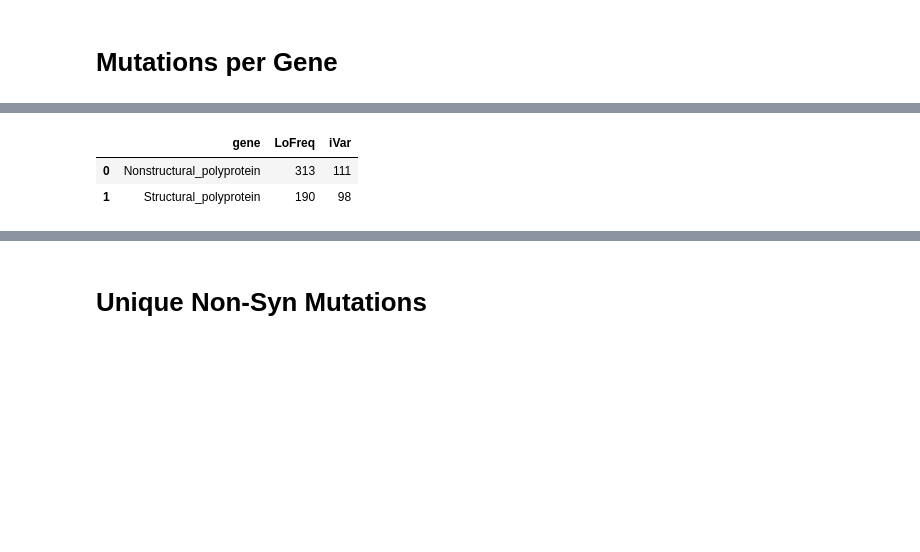
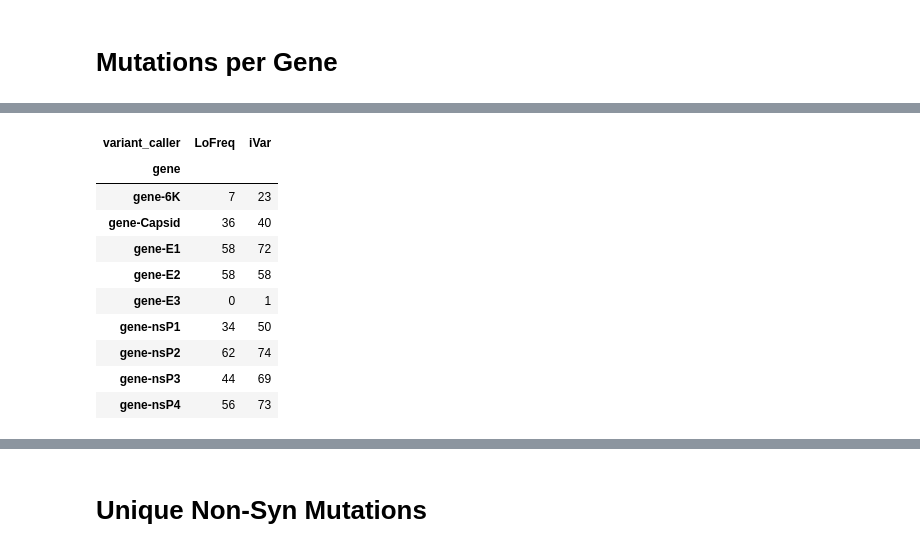
Before and after one commit to aleponce4/alphavirus-variant-analysis-workflow, a Jupyter notebook: Variant_discovery_pipeline/Scripts/analysis.ipynb, the cells around one changed output, grey strips where cells are left out. Drawn from its saved outputs; the diff is of its cells as text; code cells hidden in the pictures; blank space fills up the shorter version.

```diff
--- a/Variant_discovery_pipeline/Scripts/analysis.ipynb
+++ b/Variant_discovery_pipeline/Scripts/analysis.ipynb
@@ -598,66 +614,18 @@ result
 # Mutations per Gene
 # %%
 # Mutations per Gene - Day 3 and Day 5
-print("MUTATIONS PER GENE BY DPI")
+print("NONSYNONYMOUS MUTATIONS PER GENE")
 print("="*40)
 
 # Combine both datasets for analysis
-all_variants = []
-if not lofreq_df.empty:
-    all_variants.append(lofreq_df)
-if not ivar_df.empty:
-    all_variants.append(ivar_df)
+combined_df = pd.concat([lofreq_df, ivar_df], ignore_index=True)
 
-if all_variants:
-    combined_df = pd.concat(all_variants, ignore_index=True)
+# Filter for missense only
+missense_df = combined_df[combined_df['consequence'] == 'missense']
 
-    # Day 3 mutations per gene
-    print("\nDAY 3 MUTATIONS:")
-    day3_data = combined_df[combined_df['dpi'] == 3]
-
-    lofreq_day3 = day3_data[day3_data['variant_caller'] == 'LoFreq'].groupby('gene').size().reset_index(name='LoFreq')
-    ivar_day3 = day3_data[day3_data['variant_caller'] == 'iVar'].groupby('gene').size().reset_index(name='iVar')
-
-    # Get all genes present in either dataset
-    all_genes_day3 = set()
-    if not lofreq_day3.empty:
-        all_genes_day3.update(lofreq_day3['gene'].dropna())
-    if not ivar_day3.empty:
-        all_genes_day3.update(ivar_day3['gene'].dropna())
-
-    if all_genes_day3:
-        genes_day3_df = pd.DataFrame({'gene': sorted(list(all_genes_day3))})
-        day3_result = genes_day3_df.merge(lofreq_day3, on='gene', how='left')
-        day3_result = day3_result.merge(ivar_day3, on='gene', how='left')
-        day3_result['LoFreq'] = day3_result['LoFreq'].fillna(0).astype(int)
-        day3_result['iVar'] = day3_result['iVar'].fillna(0).astype(int)
-        display(day3_result)
-    else:
-        print("No genes found for Day 3")
-
-    # Day 5 mutations per gene
-    print("\nDAY 5 MUTATIONS:")
-    day5_data = combined_df[combined_df['dpi'] == 5]
-
-    lofreq_day5 = day5_data[day5_data['variant_caller'] == 'LoFreq'].groupby('gene').size().reset_index(name='LoFreq')
-    ivar_day5 = day5_data[day5_data['variant_caller'] == 'iVar'].groupby('gene').size().reset_index(name='iVar')
-
-    # Get all genes present in either dataset
-    all_genes_day5 = set()
-    if not lofreq_day5.empty:
-        all_genes_day5.update(lofreq_day5['gene'].dropna())
-    if not ivar_day5.empty:
-        all_genes_day5.update(ivar_day5['gene'].dropna())
-
-    if all_genes_day5:
-        genes_day5_df = pd.DataFrame({'gene': sorted(list(all_genes_day5))})
-        day5_result = genes_day5_df.merge(lofreq_day5, on='gene', how='left')
-        day5_result = day5_result.merge(ivar_day5, on='gene', how='left')
-        day5_result['LoFreq'] = day5_result['LoFreq'].fillna(0).astype(int)
-        day5_result['iVar'] = day5_result['iVar'].fillna(0).astype(int)
-        display(day5_result)
-    else:
-        print("No genes found for Day 5")
-else:
-    print("No variant data available")
+# Day 3 mutations per gene
+print("\nDAY 3 MISSENSE MUTATIONS:")
+day3_missense = missense_df[missense_df['dpi'] == 3]
+day3_counts = day3_missense.groupby(['gene', 'variant_caller']).size().unstack(fill_value=0)
+day3_counts
 # %% [output]
@@ -668,3 +636,11 @@ DAY 3 MUTATIONS:
-|  | gene | LoFreq | iVar |
-| 0 | Nonstructural_polyprotein | 313 | 111 |
-| 1 | Structural_polyprotein | 190 | 98 |
+| variant_caller | LoFreq | iVar |
+| gene |  |  |
+| gene-6K | 7 | 23 |
+| gene-Capsid | 36 | 40 |
+| gene-E1 | 58 | 72 |
+| gene-E2 | 58 | 58 |
+| gene-E3 | 0 | 1 |
+| gene-nsP1 | 34 | 50 |
+| gene-nsP2 | 62 | 74 |
+| gene-nsP3 | 44 | 69 |
+| gene-nsP4 | 56 | 73 |
```
Also changed, not shown: parts of 25 cells of this notebook, 4 other files.
